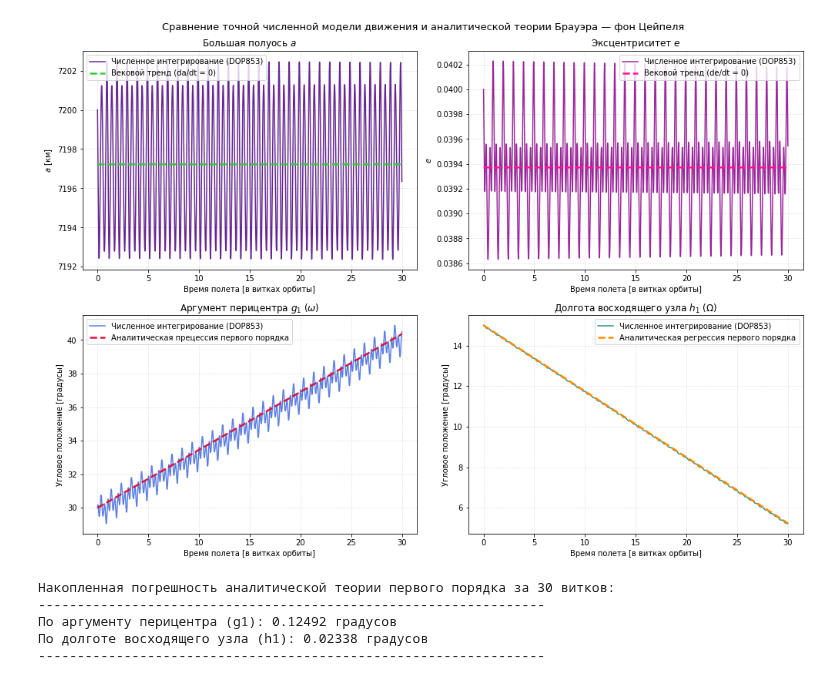
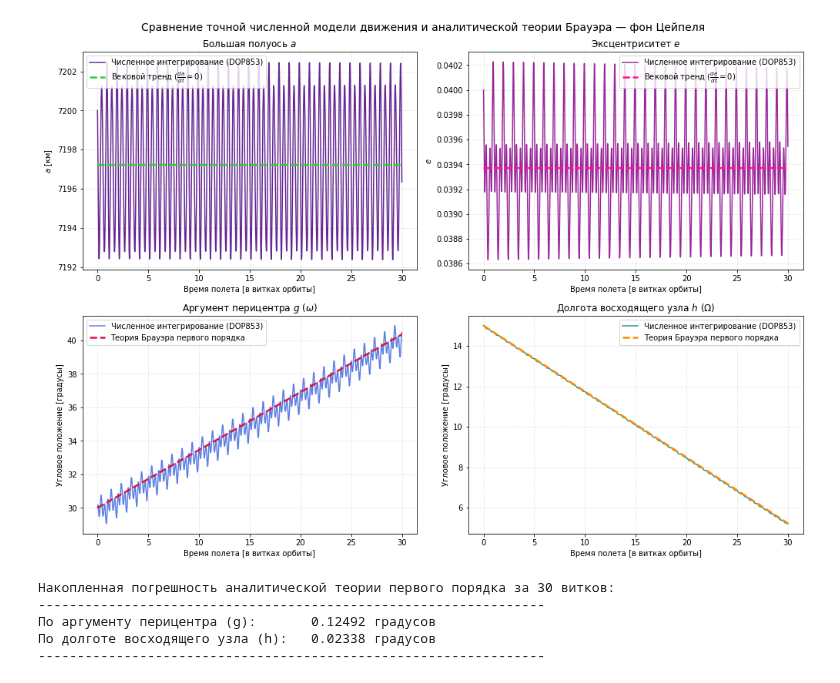
Before and after one commit to DPritykin/nonlinear-dynamics, a Jupyter notebook: Asymtotic Methods in Astrodynamics/B.5 Метод фон Цейпеля.ipynb, the cells around one changed output. Drawn from its saved outputs; the diff is of its cells as text; code cells hidden in the pictures.

```diff
--- a/Asymtotic Methods in Astrodynamics/B.5 Метод фон Цейпеля.ipynb
+++ b/Asymtotic Methods in Astrodynamics/B.5 Метод фон Цейпеля.ipynb
@@ -569,17 +536,17 @@ from scipy.integrate import solve_ivp
 # =====================================================================
 # 1. ОПРЕДЕЛЕНИЕ ФИЗИЧЕСКИХ КОНСТАНТ И НАЧАЛЬНЫХ ПАРАМЕТРОВ ОРБИТЫ
 # =====================================================================
-mu = 398600.4415           # Гравитационный параметр Земли, км^3 / с^2
-Re = 6378.137              # Экваториальный радиус Земли, км
-J2 = 1.082626175e-3        # Вторая зональная гармоника геопотенциала
+mu = 398600.4415     # Гравитационный параметр Земли, км^3 / с^2
+Re = 6378.137        # Экваториальный радиус Земли, км
+J2 = 1.082626175e-3  # Вторая зональная гармоника геопотенциала
 
 # Начальные оскулирующие элементы орбиты ИСЗ
-a_0 = 7200.0               # Большая полуось, км
-e_0 = 0.04               # Эксцентриситет
-i_0 = np.radians(45.0)     # Наклонение орбиты (45 градусов)
-M_0 = 0.0                  # Начальная средняя аномалия (каноническая фаза l)
-w_0 = np.radians(30.0)     # Начальный аргумент перицентра (каноническая фаза g)
-Omega_0 = np.radians(15.0) # Начальная долгота восходящего узла (каноническая фаза h)
+a_0 = 7200.0                # Большая полуось, км
+e_0 = 0.04                # Эксцентриситет
+i_0 = np.radians(45.0)      # Наклонение орбиты (45 градусов)
+M_0 = 0.0                   # Начальная средняя аномалия (каноническая фаза l)
+w_0 = np.radians(30.0)      # Начальный аргумент перицентра (каноническая фаза g)
+Omega_0 = np.radians(15.0)  # Начальная долгота восходящего узла (каноническая фаза h)
 
 # =====================================================================
 # 2. ЧИСЛЕННОЕ ИНТЕГРИРОВАНИЕ ПРАВЫХ ЧАСТЕЙ УРАВНЕНИЙ ДВИЖЕНИЯ (DOP853)
@@ -588,30 +555,37 @@ def j2_rhs(t, state):
     x, y, z, vx, vy, vz = state
     r2 = x**2 + y**2 + z**2
     r_mag = np.sqrt(r2)
+
     ax = -mu * x / r_mag**3
     ay = -mu * y / r_mag**3
     az = -mu * z / r_mag**3
 
     z2_r2_ratio = (z**2) / r2
     fac = (1.5 * J2 * mu * Re**2) / (r_mag**5)
+
     ax_j2 = fac * x * (5 * z2_r2_ratio - 1)
     ay_j2 = fac * y * (5 * z2_r2_ratio - 1)
     az_j2 = fac * z * (5 * z2_r2_ratio - 3)
+
     return [vx, vy, vz, ax + ax_j2, ay + ay_j2, az + az_j2]
 
 def kepler_to_cartesian(a, e, i, M, w, Omega):
     E = M
     for _ in range(10):
         E = M + e * np.sin(E)
+
     x_orb = a * (np.cos(E) - e)
     y_orb = a * np.sqrt(1 - e**2) * np.sin(E)
+
     vx_orb = -np.sqrt(mu * a) / (a * (1 - e * np.cos(E))) * np.sin(E)
     vy_orb = np.sqrt(mu * a) * np.sqrt(1 - e**2) / (a * (1 - e * np.cos(E))) * np.cos(E)
+
     R = np.array([
-        [np.cos(Omega)*np.cos(w) - np.sin(Omega)*np.sin(w)*np.cos(i), -np.cos(Omega)*np.sin(w) - np.sin(Omega)*np.cos(w)*np.cos(i), np.sin(Omega)*np.sin(i)],
+        [np.cos(Omega)*np.cos(w) - np.sin(Omega)*np.sin(w)*np.cos(i), -np.cos(Omega)*np.sin(w) - np.sin(Omega)*np.cos(w)*np.cos(i),  np.sin(Omega)*np.sin(i)],
         [np.sin(Omega)*np.cos(w) + np.cos(Omega)*np.sin(w)*np.cos(i), -np.sin(Omega)*np.sin(w) + np.cos(Omega)*np.cos(w)*np.cos(i), -np.cos(Omega)*np.sin(i)],
-        [np.sin(w)*np.sin(i), np.cos(w)*np.sin(i), np.cos(i)]
+        [np.sin(w)*np.sin(i),                                         np.cos(w)*np.sin(i),                                         np.cos(i)]
     ])
+
     pos = R @ np.array([x_orb, y_orb, 0])
     vel = R @ np.array([vx_orb, vy_orb, 0])
     return list(pos) + list(vel)
@@ -619,6 +593,7 @@ def kepler_to_cartesian(a, e, i, M, w, Omega):
 T_period = 2 * np.pi * np.sqrt(a_0**3 / mu)
 t_span = (0, 30 * T_period)
 t_eval = np.linspace(t_span[0], t_span[1], 12000)
+
 cart_init = kepler_to_cartesian(a_0, e_0, i_0, M_0, w_0, Omega_0)
 sol = solve_ivp(j2_rhs, t_span, cart_init, t_eval=t_eval, method='DOP853', rtol=1e-11, atol=1e-13)
 
@@ -627,26 +602,32 @@ sol = solve_ivp(j2_rhs, t_span, cart_init, t_eval=t_eval, method='DOP853', rtol=
 # =====================================================================
 a_exact, e_exact = [], []
 g_exact, h_exact = [], []
+
 for step in range(sol.y.shape[1]):
     x, y, z, vx, vy, vz = sol.y[:, step]
     pos = np.array([x, y, z])
     vel = np.array([vx, vy, vz])
+
     r_mag = np.linalg.norm(pos)
     v2 = np.dot(vel, vel)
 
     energy_kepler = 0.5 * v2 - mu / r_mag
     a_exact.append(-mu / (2 * energy_kepler))
+
     h_vec = np.cross(pos, vel)
     h_mag = np.linalg.norm(h_vec)
+
     e_vec = np.cross(vel, h_vec) / mu - pos / r_mag
     e_exact.append(np.linalg.norm(e_vec))
 
     n_vec = np.cross(np.array([0, 0, 1]), h_vec)
     n_mag = np.linalg.norm(n_vec)
+
     Omega = np.arctan2(n_vec[1], n_vec[0]) % (2 * np.pi)
     w = np.arccos(np.clip(np.dot(n_vec, e_vec) / (n_mag * np.linalg.norm(e_vec)), -1.0, 1.0))
     if e_vec[2] < 0:
         w = 2 * np.pi - w
+
     g_exact.append(w)
     h_exact.append(Omega)
 
@@ -665,8 +646,11 @@ e_anal = np.ones_like(t_eval) * e_mean
 
 n_mean = np.sqrt(mu / a_0**3)
 p_param = a_0 * (1 - e_0**2)
+
+# Вычисление вековых скоростей по формулам (22) и (23)
 dot_g_analytical = (3/4) * J2 * n_mean * (Re / p_param)**2 * (5 * np.cos(i_0)**2 - 1)
 dot_h_analytical = -(3/2) * J2 * n_mean * (Re / p_param)**2 * np.cos(i_0)
+
 g_anal = w_0 + dot_g_analytical * t_eval
 h_anal = Omega_0 + dot_h_analytical * t_eval
 
@@ -677,52 +661,52 @@ fig, axs = plt.subplots(2, 2, figsize=(14, 10))
 turns = t_eval / T_period
 
 axs[0, 0].plot(turns, a_exact, color='indigo', alpha=0.85, label='Численное интегрирование (DOP853)')
-axs[0, 0].plot(turns, a_anal, '--', color='limegreen', linewidth=2.5, label='Вековой тренд (da/dt = 0)')
+axs[0, 0].plot(turns, a_anal, '--', color='limegreen', linewidth=2.5, label=r'Вековой тренд ($\frac{da}{dt} = 0$)')
 axs[0, 0].set_title('Большая полуось $a$', fontsize=12)
 axs[0, 0].set_ylabel('$a$ [км]', fontsize=10)
 axs[0, 0].grid(True, linestyle=':', alpha=0.6)
 axs[0, 0].get_yaxis().get_major_formatter().set_useOffset(False)
 axs[0, 0].legend()
 
 axs[0, 1].plot(turns, e_exact, color='darkmagenta', alpha=0.85, label='Численное интегрирование (DOP853)')
-axs[0, 1].plot(turns, e_anal, '--', color='deeppink', linewidth=2.5, label='Вековой тренд (de/dt = 0)')
+axs[0, 1].plot(turns, e_anal, '--', color='deeppink', linewidth=2.5, label=r'Вековой тренд ($\frac{de}{dt} = 0$)')
 axs[0, 1].set_title('Эксцентриситет $e$', fontsize=12)
 axs[0, 1].set_ylabel('$e$', fontsize=10)
 axs[0, 1].grid(True, linestyle=':', alpha=0.6)
 axs[0, 1].get_yaxis().get_major_formatter().set_useOffset(False)
 axs[0, 1].legend()
 
 axs[1, 0].plot(turns, np.degrees(g_exact_unwrap), color='royalblue', alpha=0.85, label='Численное интегрирование (DOP853)')
-axs[1, 0].plot(turns, np.degrees(g_anal), '--', color='crimson', linewidth=2.5, label='Аналитическая прецессия первого порядка')
-axs[1, 0].set_title(r'Аргумент перицентра $g_1$ ($\omega$)', fontsize=12)
+axs[1, 0].plot(turns, np.degrees(g_anal), '--', color='crimson', linewidth=2.5, label='Теория Брауэра первого порядка')
+axs[1, 0].set_title(r'Аргумент перицентра $g$ ($\omega$)', fontsize=12)
 axs[1, 0].set_ylabel('Угловое положение [градусы]', fontsize=10)
 axs[1, 0].grid(True, linestyle=':', alpha=0.6)
 axs[1, 0].legend()
 
 axs[1, 1].plot(turns, np.degrees(h_exact_unwrap), color='teal', alpha=0.85, label='Численное интегрирование (DOP853)')
-axs[1, 1].plot(turns, np.degrees(h_anal), '--', color='darkorange', linewidth=2.5, label='Аналитическая регрессия первого порядка')
-axs[1, 1].set_title(r'Долгота восходящего узла $h_1$ ($\Omega$)', fontsize=12)
+axs[1, 1].plot(turns, np.degrees(h_anal), '--', color='darkorange', linewidth=2.5, label='Теория Брауэра первого порядка')
+axs[1, 1].set_title(r'Долгота восходящего узла $h$ ($\Omega$)', fontsize=12)
 axs[1, 1].set_ylabel('Угловое положение [градусы]', fontsize=10)
 axs[1, 1].grid(True, linestyle=':', alpha=0.6)
 axs[1, 1].legend()
 
 for ax in axs.flat:
     ax.set_xlabel('Время полета [в витках орбиты]', fontsize=10)
 
-plt.suptitle('Сравнение точной численной модели движения и аналитической теории Брауэра — фон Цейпеля', fontsize=13, y=0.98)
+plt.suptitle('Сравнение точной численной модели движения и аналитической теории Брауэра — фон Цейпеля', fontsize=14)
 plt.tight_layout()
 plt.show()
 
 print("Накопленная погрешность аналитической теории первого порядка за 30 витков:")
 print("-" * 65)
-print(f"По аргументу перицентра (g1): {np.abs(np.degrees(g_exact_unwrap[-1] - g_anal[-1])):.5f} градусов")
-print(f"По долготе восходящего узла (h1): {np.abs(np.degrees(h_exact_unwrap[-1] - h_anal[-1])):.5f} градусов")
+print(f"По аргументу перицентра (g):       {np.abs(np.degrees(g_exact_unwrap[-1] - g_anal[-1])):.5f} градусов")
+print(f"По долготе восходящего узла (h):   {np.abs(np.degrees(h_exact_unwrap[-1] - h_anal[-1])):.5f} градусов")
 print("-" * 65)
 # %% [output]
-[figure, old version]
+[figure, new version]
 Накопленная погрешность аналитической теории первого порядка за 30 витков:
 -----------------------------------------------------------------
-По аргументу перицентра (g1): 0.12492 градусов
-По долготе восходящего узла (h1): 0.02338 градусов
+По аргументу перицентра (g):       0.12492 градусов
+По долготе восходящего узла (h):   0.02338 градусов
 -----------------------------------------------------------------
 # %% [markdown]
```
Also changed, not shown: parts of 46 cells of this notebook.
